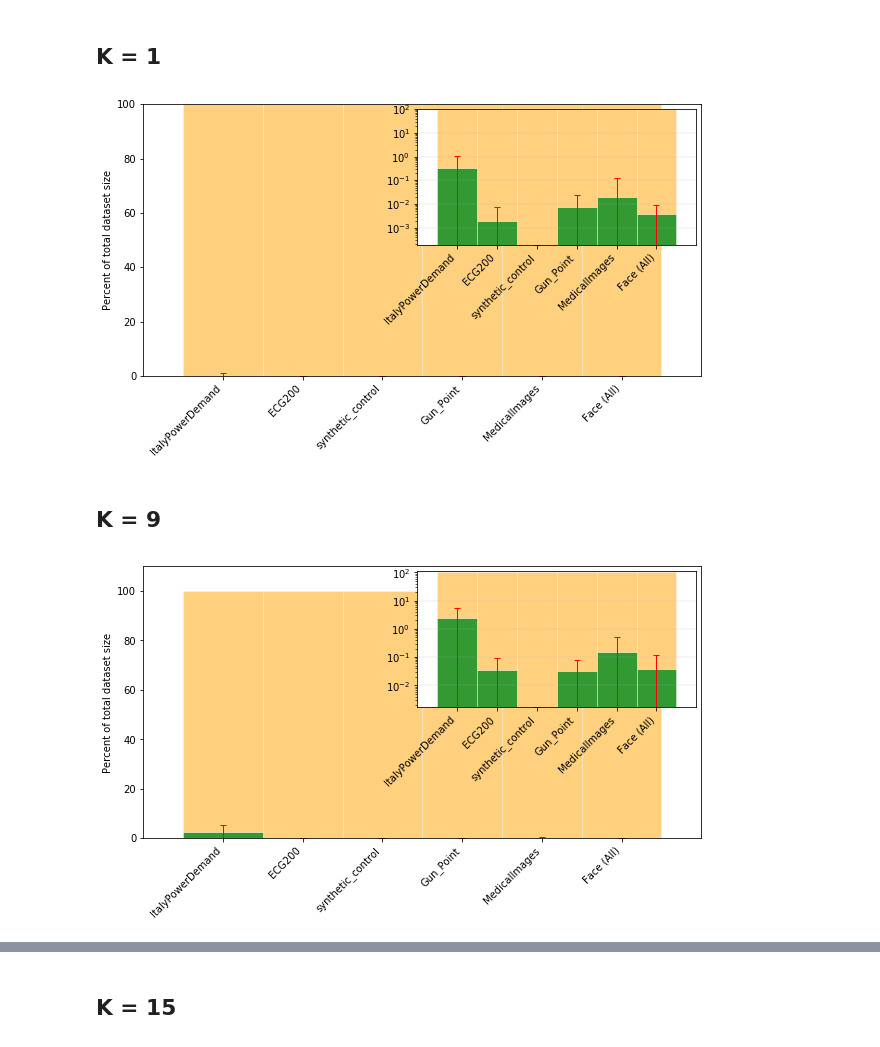
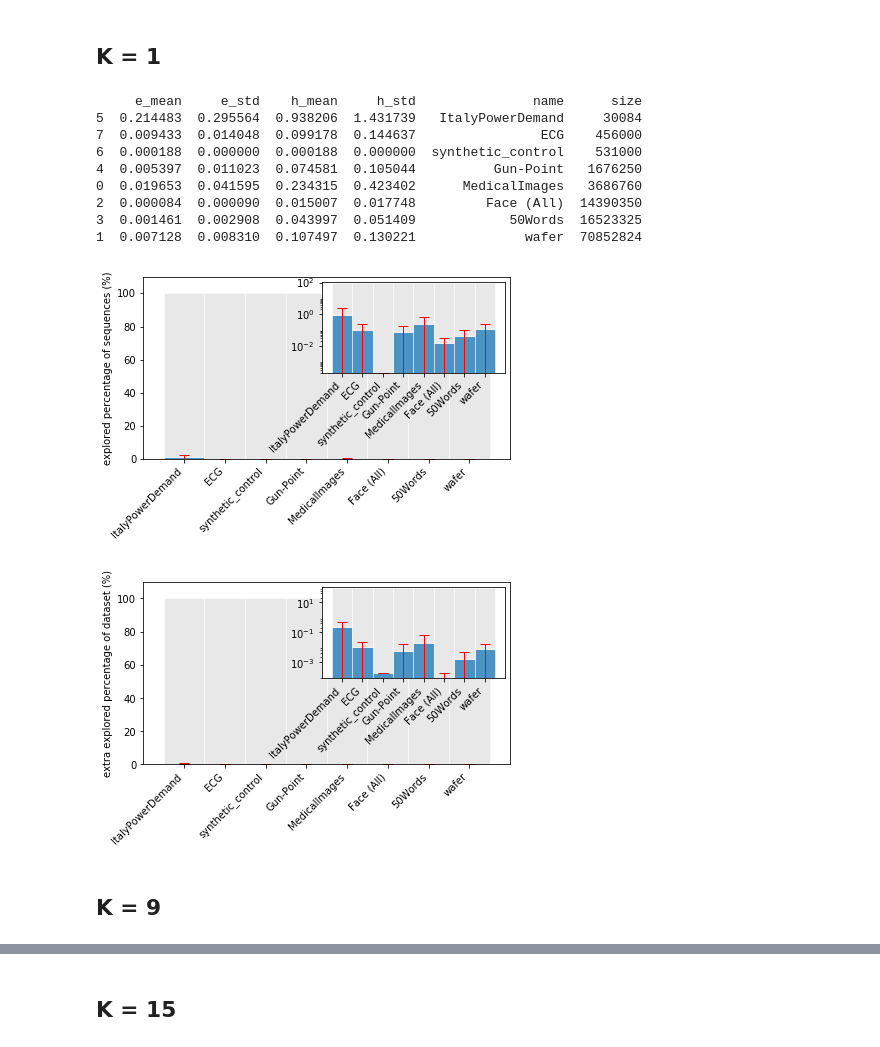
Before and after one commit to ctring/genex, a Jupyter notebook: scripts/postprocessing/results_processing_all_datasets.ipynb, the cells around one changed output, grey strips where cells are left out. Drawn from its saved outputs; the diff is of its cells as text; code cells hidden in the pictures.

```diff
--- a/scripts/postprocessing/results_processing_all_datasets.ipynb
+++ b/scripts/postprocessing/results_processing_all_datasets.ipynb
@@ -186,39 +235,18 @@ def plot_proportion(ax, df, yscale):
 # %% [markdown]
 ## K = 1
-# %%
-df = explored_all_datasets(1)
-
-# Create a figure with a single subplot
-f, ax = plt.subplots(1, figsize=(10,5))
-
-plot_proportion(ax, df, 'linear')
-# ax.legend(True)
-axins = zoomed_inset_axes(ax, 0.5, loc=1)
-axins.yaxis.grid('on', linewidth=0.2, zorder=1)
-
-plot_proportion(axins, df, "log")
-axins.set_ylabel("")
-plt.savefig('dataset_proportion_k1.eps')
-# shot plot
-plt.show()
-# %% [output]
-[figure, removed]
+# %%
+plot_percentage_and_extra_by_k(1)
+# %% [output]
+     e_mean     e_std    h_mean     h_std               name      size
+5  0.214483  0.295564  0.938206  1.431739   ItalyPowerDemand     30084
+7  0.009433  0.014048  0.099178  0.144637                ECG    456000
+6  0.000188  0.000000  0.000188  0.000000  synthetic_control    531000
+4  0.005397  0.011023  0.074581  0.105044          Gun-Point   1676250
+0  0.019653  0.041595  0.234315  0.423402      MedicalImages   3686760
+2  0.000084  0.000090  0.015007  0.017748         Face (All)  14390350
+3  0.001461  0.002908  0.043997  0.051409            50Words  16523325
+1  0.007128  0.008310  0.107497  0.130221              wafer  70852824
+[figure, added]
+[figure, added]
 # %% [markdown]
 ## K = 9
-# %%
-df = explored_all_datasets(9)
-
-# Create a figure with a single subplot
-f, ax = plt.subplots(1, figsize=(10,5))
-
-plot_proportion(ax, df, 'linear')
-axins = zoomed_inset_axes(ax, 0.5, loc=1)
-axins.yaxis.grid('on', linewidth=0.2, zorder=1)
-plot_proportion(axins, df, "log")
-axins.set_ylabel("")
-
-plt.savefig('dataset_proportion_k9.eps')
-# shot plot
-plt.show()
-# %% [output]
-[figure, removed]
```
Also changed, not shown: parts of 8 cells of this notebook, 15 other files.
